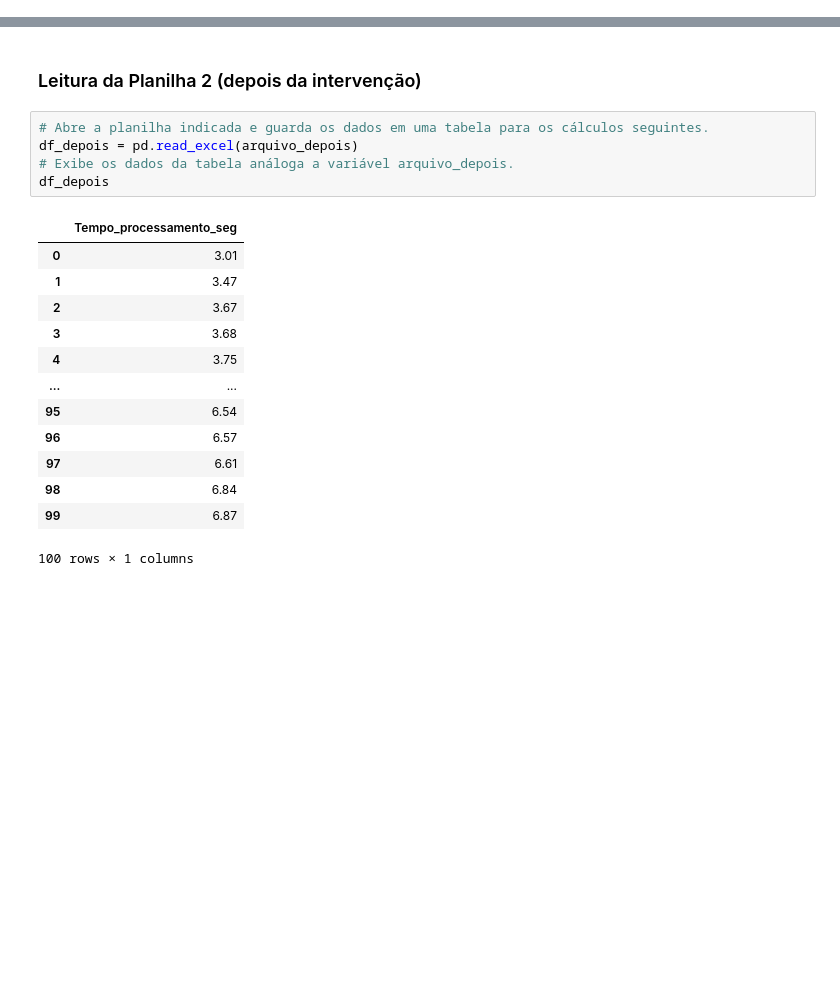
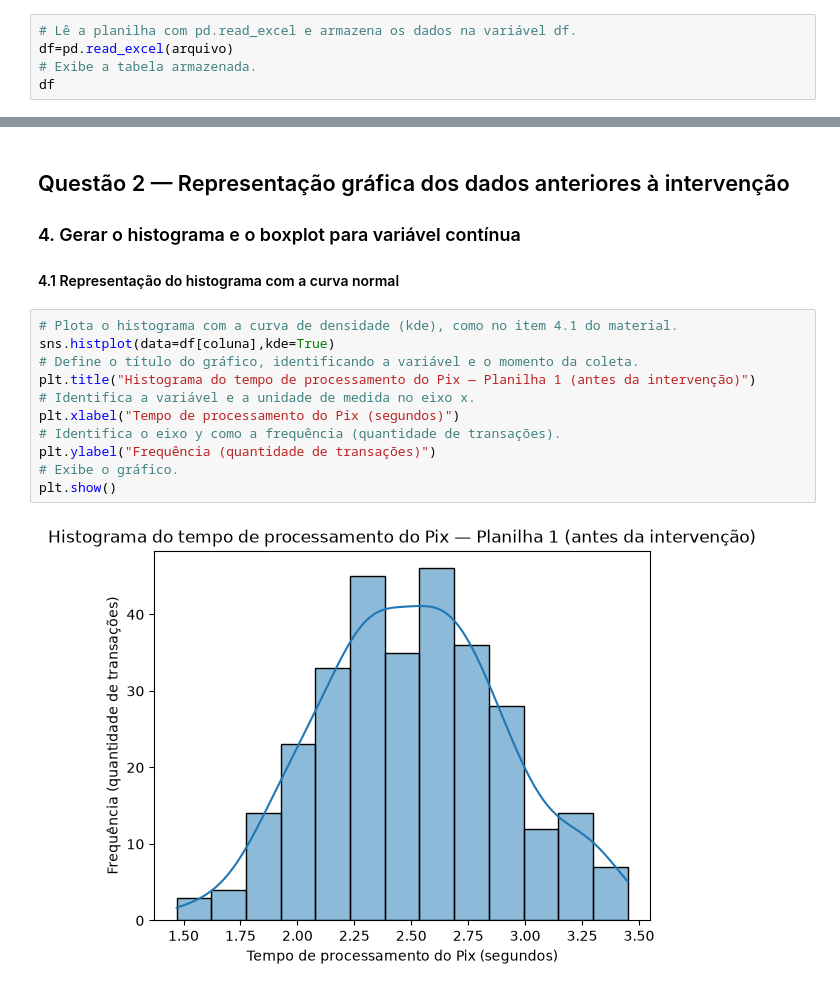
Before and after one commit to Grolla05/Projeto-2-Estatistica-E-Analise-de-dados, a Jupyter notebook: SPRINT1/Notebook_1_Analise_Antes_Intervencao.ipynb, the cells around one changed output, grey strips where cells are left out. Saved outputs shown, nothing was run; the diff lists cells and outputs as text; blank space fills up the shorter version.

```diff
--- a/SPRINT1/Notebook_1_Analise_Antes_Intervencao.ipynb
+++ b/SPRINT1/Notebook_1_Analise_Antes_Intervencao.ipynb
@@ -44,0 +37,5 @@ df_antes
+# %%
+# Lê a planilha com pd.read_excel e armazena os dados na variável df.
+df=pd.read_excel(arquivo)
+# Exibe a tabela armazenada.
+df
@@ -45,21 +73,19 @@ df_antes
 # %% [markdown]
-### Leitura da Planilha 2 (depois da intervenção)
+## Questão 2 — Representação gráfica dos dados anteriores à intervenção
+
+### 4. Gerar o histograma e o boxplot para variável contínua
+
+#### 4.1 Representação do histograma com a curva normal
 # %%
-# Abre a planilha indicada e guarda os dados em uma tabela para os cálculos seguintes.
-df_depois = pd.read_excel(arquivo_depois)
-# Exibe os dados da tabela análoga a variável arquivo_depois.
-df_depois
+# Plota o histograma com a curva de densidade (kde), como no item 4.1 do material.
+sns.histplot(data=df[coluna],kde=True)
+# Define o título do gráfico, identificando a variável e o momento da coleta.
+plt.title("Histograma do tempo de processamento do Pix — Planilha 1 (antes da intervenção)")
+# Identifica a variável e a unidade de medida no eixo x.
+plt.xlabel("Tempo de processamento do Pix (segundos)")
+# Identifica o eixo y como a frequência (quantidade de transações).
+plt.ylabel("Frequência (quantidade de transações)")
+# Exibe o gráfico.
+plt.show()
 # %% [output]
-|  | Tempo_processamento_seg |
-| 0 | 3.01 |
-| 1 | 3.47 |
-| 2 | 3.67 |
-| 3 | 3.68 |
-| 4 | 3.75 |
-| ... | ... |
-| 95 | 6.54 |
-| 96 | 6.57 |
-| 97 | 6.61 |
-| 98 | 6.84 |
-| 99 | 6.87 |
-100 rows × 1 columns
+[figure, added]
```
Also changed, not shown: parts of 88 cells of this notebook, 7 other files.
